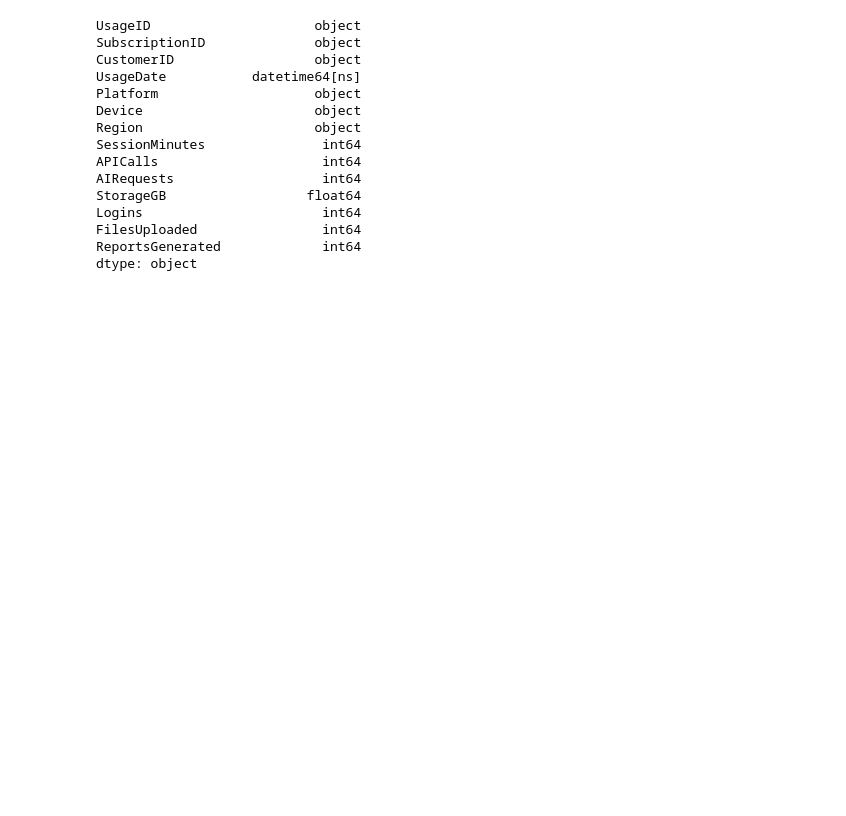
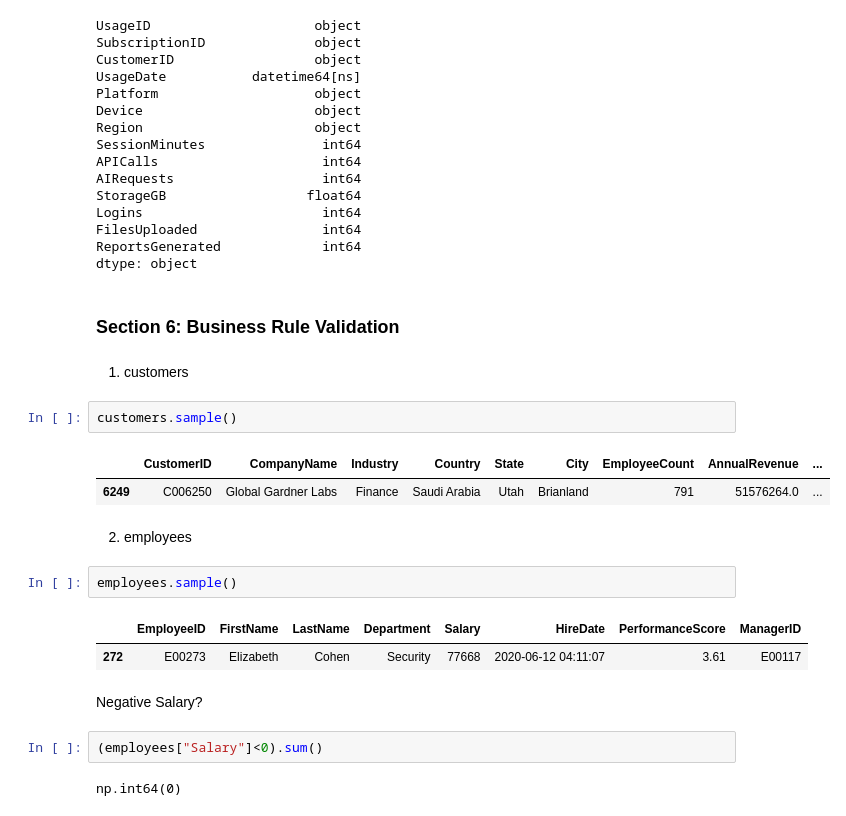
Before and after one commit to ZeeshanTalpur/Project-NexusPulse-SaaS-Profitability-Analysis, a Jupyter notebook: Notebooks/Data Cleaning.ipynb, the cells around one changed output. Cells and saved outputs as stored; diff of their text form; blank space fills up the shorter version.

```diff
--- a/Notebooks/Data Cleaning.ipynb
+++ b/Notebooks/Data Cleaning.ipynb
@@ -1928,3 +1928,25 @@ Logins                       int64
 FilesUploaded                int64
 ReportsGenerated             int64
 dtype: object
+# %% [markdown]
+### Section 6: Business Rule Validation
+# %% [markdown]
+1. customers
+# %%
+customers.sample()
+# %% [output]
+|  | CustomerID | CompanyName | Industry | Country | State | City | EmployeeCount | AnnualRevenue | ... |
+| 6249 | C006250 | Global Gardner Labs | Finance | Saudi Arabia | Utah | Brianland | 791 | 51576264.0 | ... |
+# %% [markdown]
+2. employees
+# %%
+employees.sample()
+# %% [output]
+|  | EmployeeID | FirstName | LastName | Department | Salary | HireDate | PerformanceScore | ManagerID |
+| 272 | E00273 | Elizabeth | Cohen | Security | 77668 | 2020-06-12 04:11:07 | 3.61 | E00117 |
+# %% [markdown]
+Negative Salary?
+# %%
+(employees["Salary"]<0).sum()
+# %% [output]
+np.int64(0)
```
Also changed, not shown: parts of 44 cells of this notebook.
